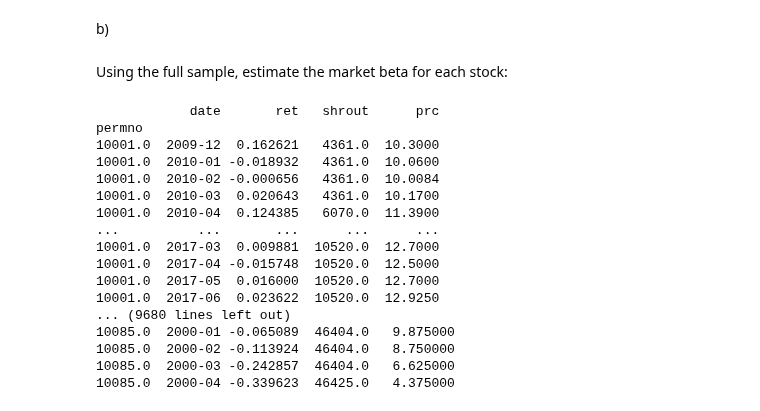
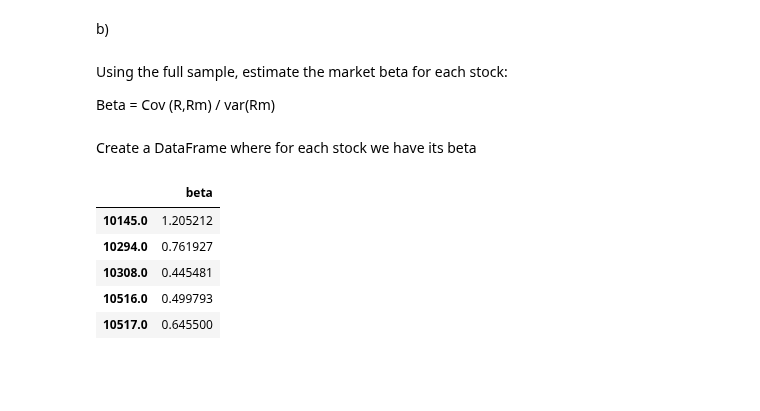
Before and after one commit to baohien97/EPFL-Investments, a Jupyter notebook: As6/As 6.ipynb, the cells around one changed output. Cells and saved outputs as stored; diff of their text form; code cells hidden in the pictures; blank space fills up the shorter version.

```diff
--- a/As6/As 6.ipynb
+++ b/As6/As 6.ipynb
@@ -193,26 +192,5 @@ ss_date.head()
 b)
 # %% [markdown]
 Using the full sample, estimate the market beta for each stock:
+
+Beta = Cov (R,Rm) / var(Rm)
-# %%
-market_beta = []
-for i in stocks.index:
-        current_stock = stocks.loc[i]
-        print(current_stock)
-# %% [output]
-            date       ret   shrout      prc
-permno
-10001.0  2009-12  0.162621   4361.0  10.3000
-10001.0  2010-01 -0.018932   4361.0  10.0600
-10001.0  2010-02 -0.000656   4361.0  10.0084
-10001.0  2010-03  0.020643   4361.0  10.1700
-10001.0  2010-04  0.124385   6070.0  11.3900
-...          ...       ...      ...      ...
-10001.0  2017-03  0.009881  10520.0  12.7000
-10001.0  2017-04 -0.015748  10520.0  12.5000
-10001.0  2017-05  0.016000  10520.0  12.7000
-10001.0  2017-06  0.023622  10520.0  12.9250
-... (9680 lines left out)
-10085.0  2000-01 -0.065089  46404.0   9.875000
-10085.0  2000-02 -0.113924  46404.0   8.750000
-10085.0  2000-03 -0.242857  46404.0   6.625000
-10085.0  2000-04 -0.339623  46425.0   4.375000
@@ -218,0 +210,14 @@ permno
+# %% [markdown]
+Create a DataFrame where for each stock we have its beta
+# %%
+data = pd.DataFrame(market_beta, columns={'beta'}, index=list_permno) # for each stock we have its beta
+#data = data.mul(240) # multiplicate di merge the dataset
+data = data.sort_index()
+data.head()
+# %% [output]
+|  | beta |
+| 10145.0 | 1.205212 |
+| 10294.0 | 0.761927 |
+| 10308.0 | 0.445481 |
+| 10516.0 | 0.499793 |
+| 10517.0 | 0.645500 |
```
Also changed, not shown: parts of 10 cells of this notebook.
